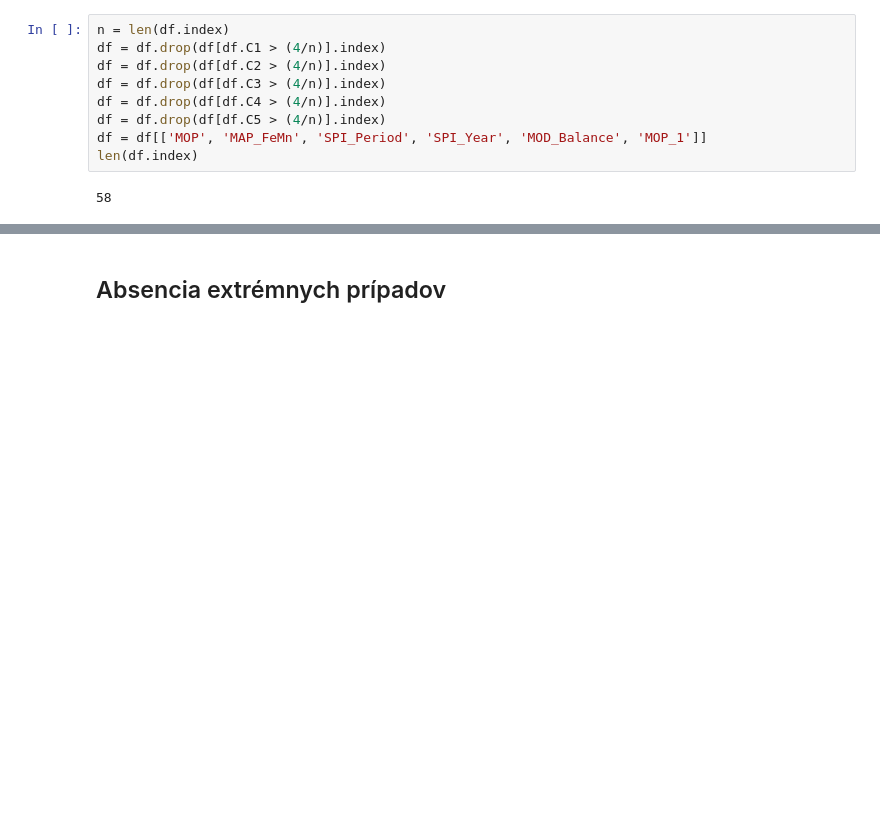
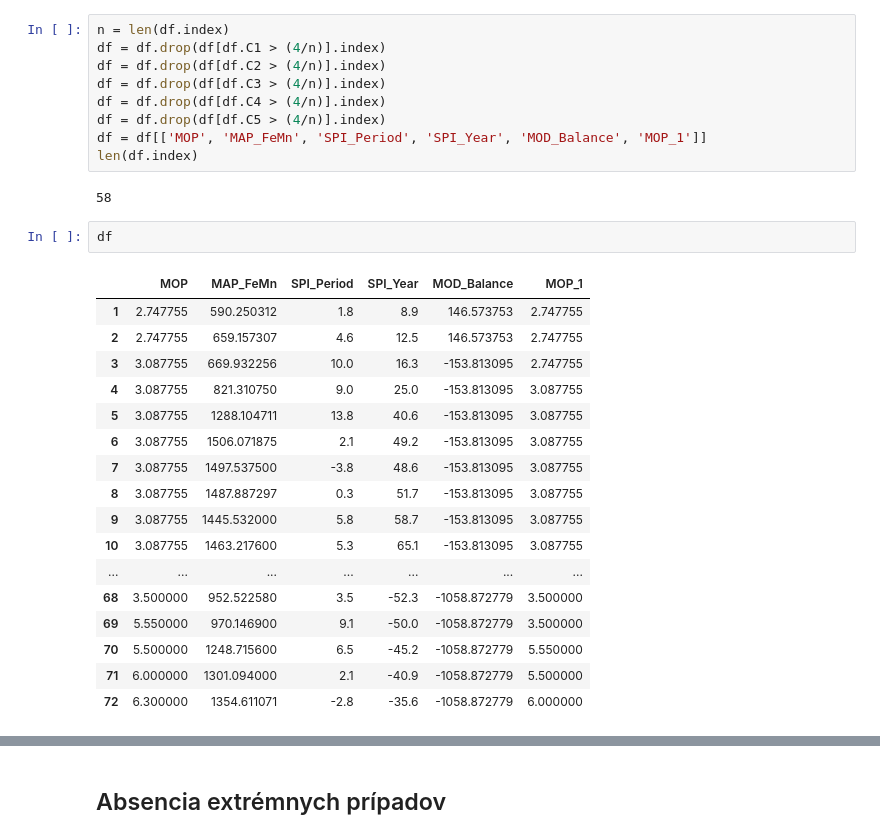
Before and after one commit to AndrejSkula/DiplomovaPraca, a Jupyter notebook: RegresnaAnalyza_Priklad.ipynb, the cells around one changed output, grey strips where cells are left out. Drawn from its saved outputs; the diff is of its cells as text; blank space fills up the shorter version.

```diff
--- a/RegresnaAnalyza_Priklad.ipynb
+++ b/RegresnaAnalyza_Priklad.ipynb
@@ -326,4 +329,24 @@ df = df[['MOP', 'MAP_FeMn', 'SPI_Period', 'SPI_Year', 'MOD_Balance', 'MOP_1']]
 len(df.index)
 # %% [output]
 58
+# %%
+df
+# %% [output]
+|  | MOP | MAP_FeMn | SPI_Period | SPI_Year | MOD_Balance | MOP_1 |
+| 1 | 2.747755 | 590.250312 | 1.8 | 8.9 | 146.573753 | 2.747755 |
+| 2 | 2.747755 | 659.157307 | 4.6 | 12.5 | 146.573753 | 2.747755 |
+| 3 | 3.087755 | 669.932256 | 10.0 | 16.3 | -153.813095 | 2.747755 |
+| 4 | 3.087755 | 821.310750 | 9.0 | 25.0 | -153.813095 | 3.087755 |
+| 5 | 3.087755 | 1288.104711 | 13.8 | 40.6 | -153.813095 | 3.087755 |
+| 6 | 3.087755 | 1506.071875 | 2.1 | 49.2 | -153.813095 | 3.087755 |
+| 7 | 3.087755 | 1497.537500 | -3.8 | 48.6 | -153.813095 | 3.087755 |
+| 8 | 3.087755 | 1487.887297 | 0.3 | 51.7 | -153.813095 | 3.087755 |
+| 9 | 3.087755 | 1445.532000 | 5.8 | 58.7 | -153.813095 | 3.087755 |
+| 10 | 3.087755 | 1463.217600 | 5.3 | 65.1 | -153.813095 | 3.087755 |
+| ... | ... | ... | ... | ... | ... | ... |
+| 68 | 3.500000 | 952.522580 | 3.5 | -52.3 | -1058.872779 | 3.500000 |
+| 69 | 5.550000 | 970.146900 | 9.1 | -50.0 | -1058.872779 | 3.500000 |
+| 70 | 5.500000 | 1248.715600 | 6.5 | -45.2 | -1058.872779 | 5.550000 |
+| 71 | 6.000000 | 1301.094000 | 2.1 | -40.9 | -1058.872779 | 5.500000 |
+| 72 | 6.300000 | 1354.611071 | -2.8 | -35.6 | -1058.872779 | 6.000000 |
 # %%
```
Also changed, not shown: parts of 4 cells of this notebook.
